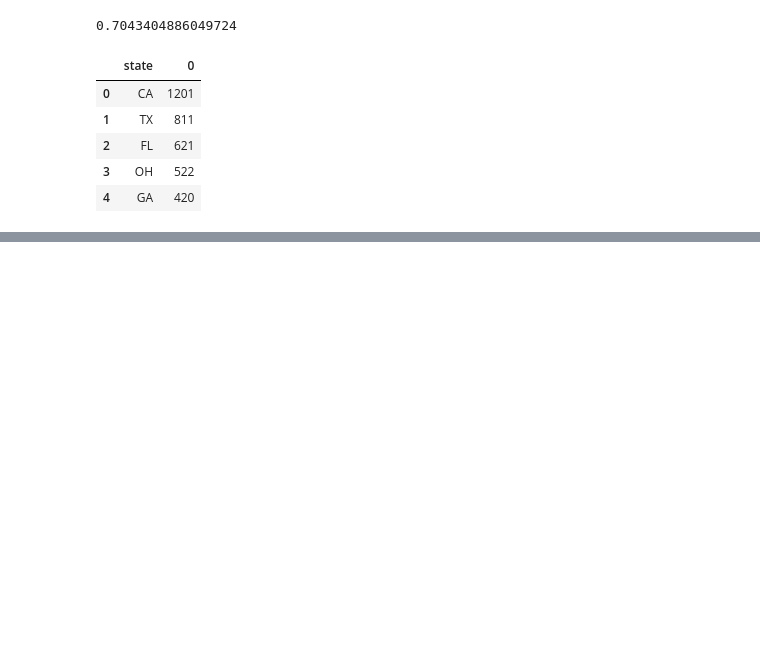
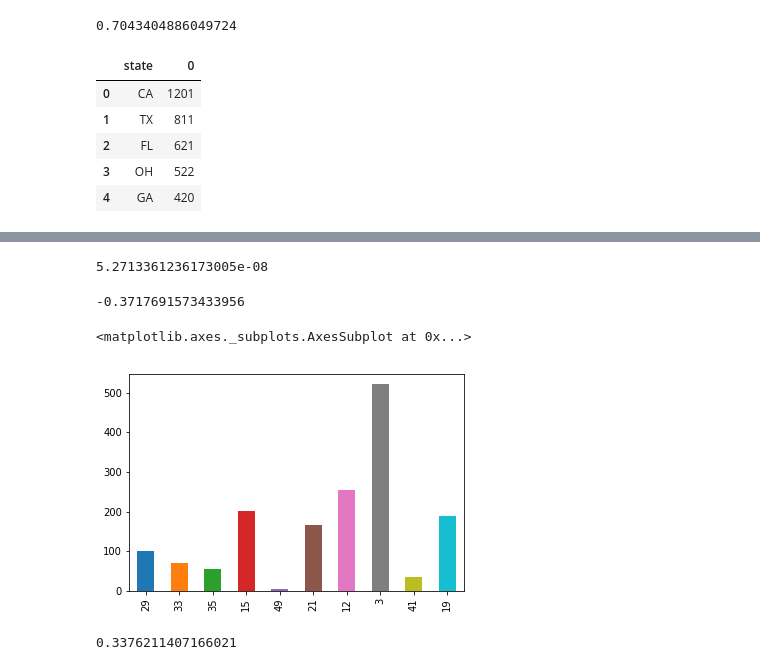
Before and after one commit to LBBL96/Fast-Food-Industry-Web-Visualization, a Jupyter notebook: Fast Food Analysis.ipynb, the cells around one changed output, grey strips where cells are left out. Saved outputs shown, nothing was run; the diff lists cells and outputs as text; code cells hidden in the pictures; blank space fills up the shorter version.

```diff
--- a/Fast Food Analysis.ipynb
+++ b/Fast Food Analysis.ipynb
@@ -464,0 +520,18 @@ demo_count.to_csv("demographic_data.csv", index = False)
+# %%
+# p-value for a two-sided t-test of correlation between number of restaurants
+# and poverty level is 0.0000000527 -- extraordinarily low. This makes it statistically significant.
+pvalue
+# %% [output]
+5.2713361236173005e-08
+# %%
+subset = demo_count.sort_values(by = "obesity", ascending = False).head(10)
+# %%
+# Correlation between ten most obese states and number of restaurants in 10,000 row dataset
+subset["number of restaurants"].corr(subset["obesity"])
+# %% [output]
+-0.3717691573433956
+# %%
+subset["number of restaurants"].plot(kind = "bar")
+# %% [output]
+<matplotlib.axes._subplots.AxesSubplot at 0x...>
+[figure, added]
@@ -464,0 +540,5 @@ demo_count.to_csv("demographic_data.csv", index = False)
+# %%
+# Looking at five most-obese states, there's a weak positive correlation
+subset_of_5["number of restaurants"].corr(subset_of_5["obesity"])
+# %% [output]
+0.3376211407166021
```
Also changed, not shown: parts of 17 cells of this notebook, 1 other file.
